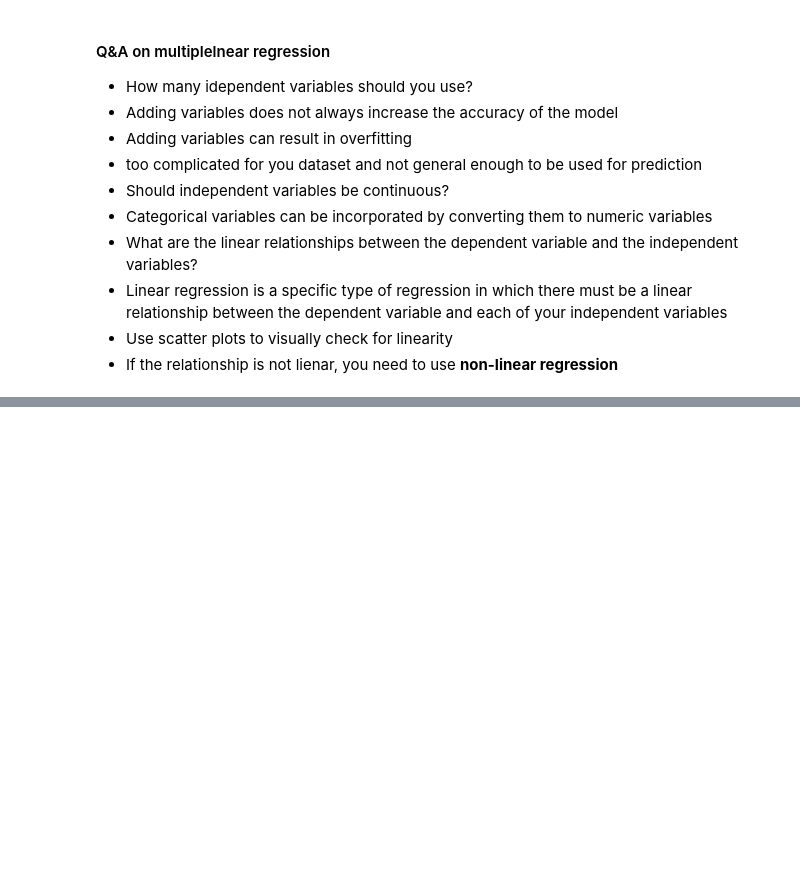
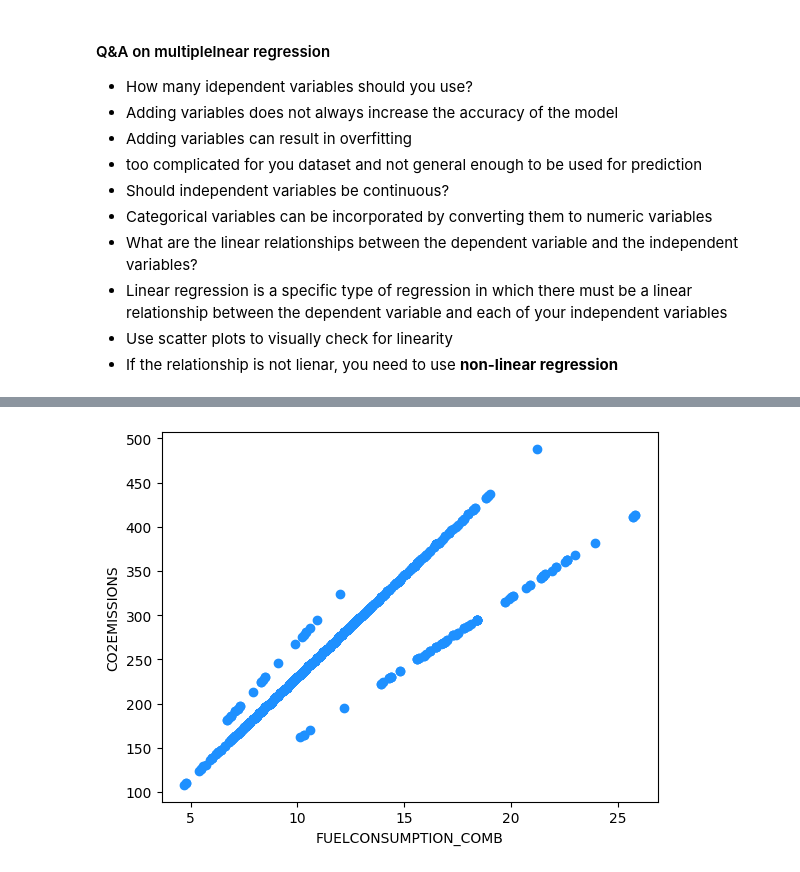
Before and after one commit to PaulToronto/IBM---AI-Engineering-Professional-Certificate, a Jupyter notebook: 1_2_Regression.ipynb, the cells around one changed output, grey strips where cells are left out. Drawn from its saved outputs; the diff is of its cells as text; code cells hidden in the pictures; blank space fills up the shorter version.

```diff
--- a/1_2_Regression.ipynb
+++ b/1_2_Regression.ipynb
@@ -369,0 +467,7 @@ $$
+# %%
+plt.scatter(cdf.FUELCONSUMPTION_COMB, cdf.CO2EMISSIONS, color='dodgerblue')
+plt.xlabel('FUELCONSUMPTION_COMB')
+plt.ylabel('CO2EMISSIONS')
+plt.show()
+# %% [output]
+[figure, added]
```
Also changed, not shown: parts of 32 cells of this notebook.
